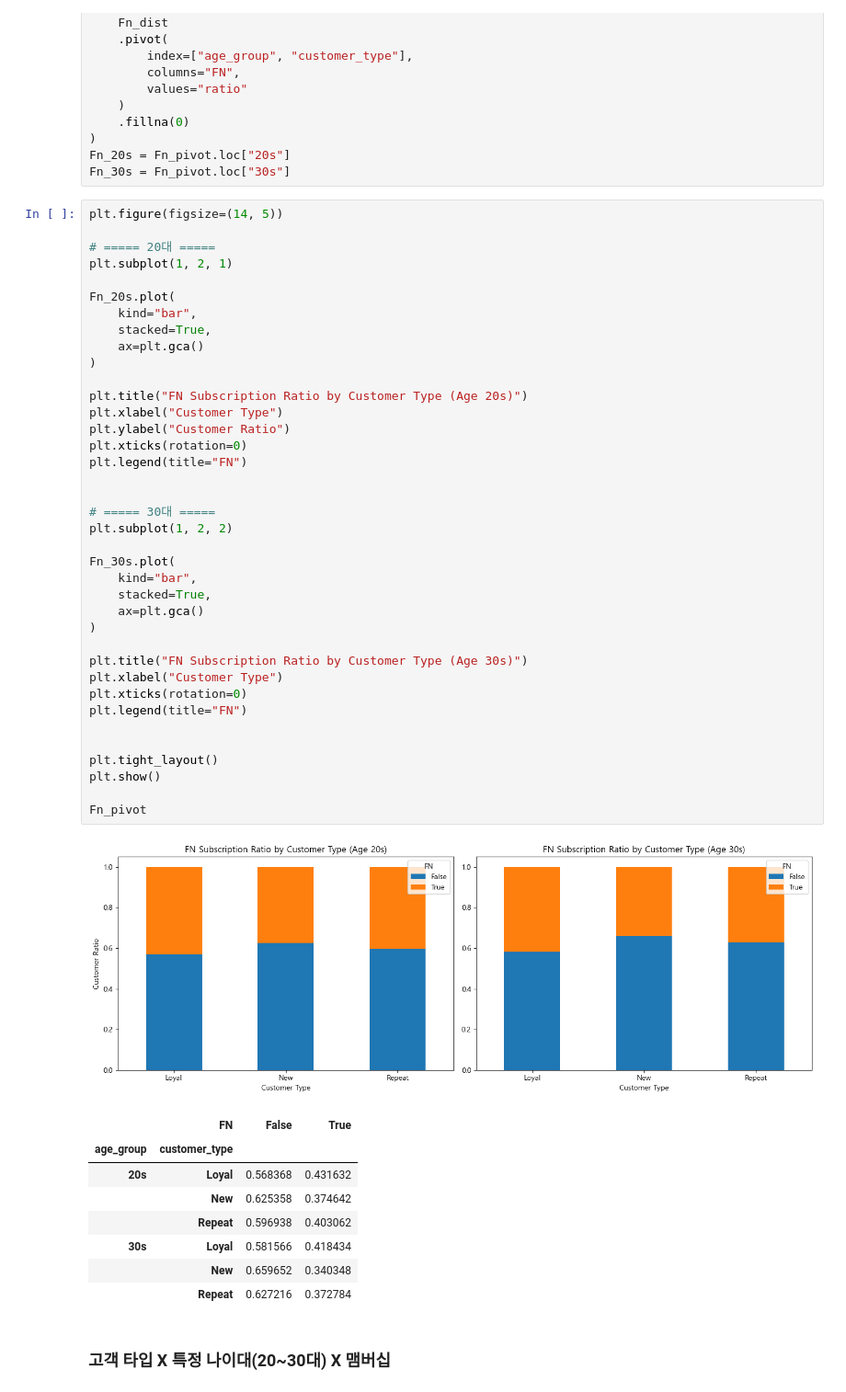
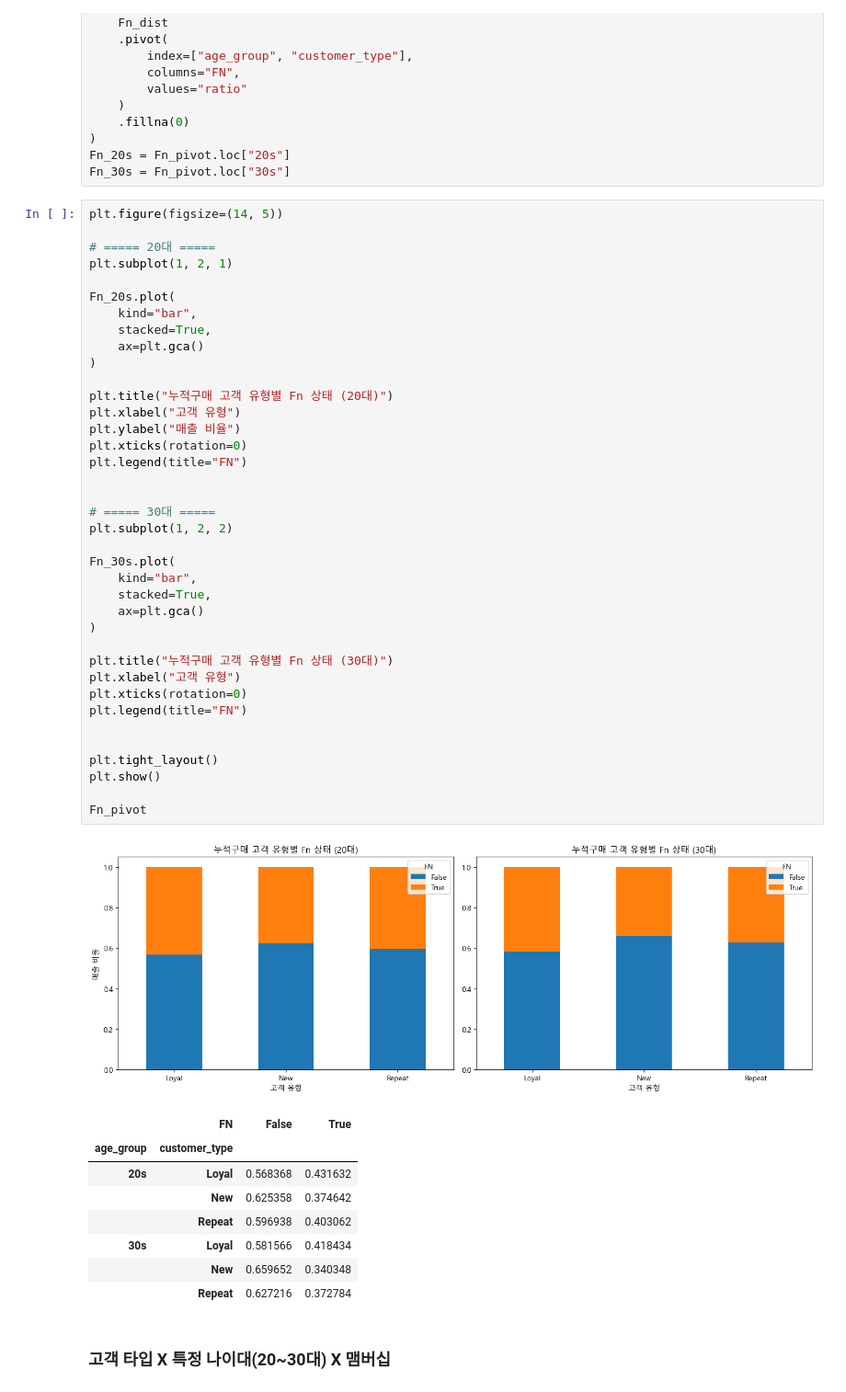
Before and after one commit to leegolem/data-commando-project, a Jupyter notebook: notebooks/member2/3. Analyze_try5_total.ipynb, the cells around one changed output. Shown at 92% size. Drawn from its saved outputs; the diff is of its cells as text.

```diff
--- a/notebooks/member2/3. Analyze_try5_total.ipynb
+++ b/notebooks/member2/3. Analyze_try5_total.ipynb
@@ -1219,39 +1242,39 @@ plt.figure(figsize=(14, 5))
 plt.subplot(1, 2, 1)
 
 Fn_20s.plot(
     kind="bar",
     stacked=True,
     ax=plt.gca()
 )
 
-plt.title("FN Subscription Ratio by Customer Type (Age 20s)")
-plt.xlabel("Customer Type")
-plt.ylabel("Customer Ratio")
+plt.title("누적구매 고객 유형별 Fn 상태 (20대)")
+plt.xlabel("고객 유형")
+plt.ylabel("매출 비율")
 plt.xticks(rotation=0)
 plt.legend(title="FN")
 
 
 # ===== 30대 =====
 plt.subplot(1, 2, 2)
 
 Fn_30s.plot(
     kind="bar",
     stacked=True,
     ax=plt.gca()
 )
 
-plt.title("FN Subscription Ratio by Customer Type (Age 30s)")
-plt.xlabel("Customer Type")
+plt.title("누적구매 고객 유형별 Fn 상태 (30대)")
+plt.xlabel("고객 유형")
 plt.xticks(rotation=0)
 plt.legend(title="FN")
 
 
 plt.tight_layout()
 plt.show()
 
 Fn_pivot
 # %% [output]
-[figure, old version]
+[figure, new version]
 |  | FN | False | True |
 | age_group | customer_type |  |  |
 | 20s | Loyal | 0.568368 | 0.431632 |
```
Also changed, not shown: parts of 18 cells of this notebook.
